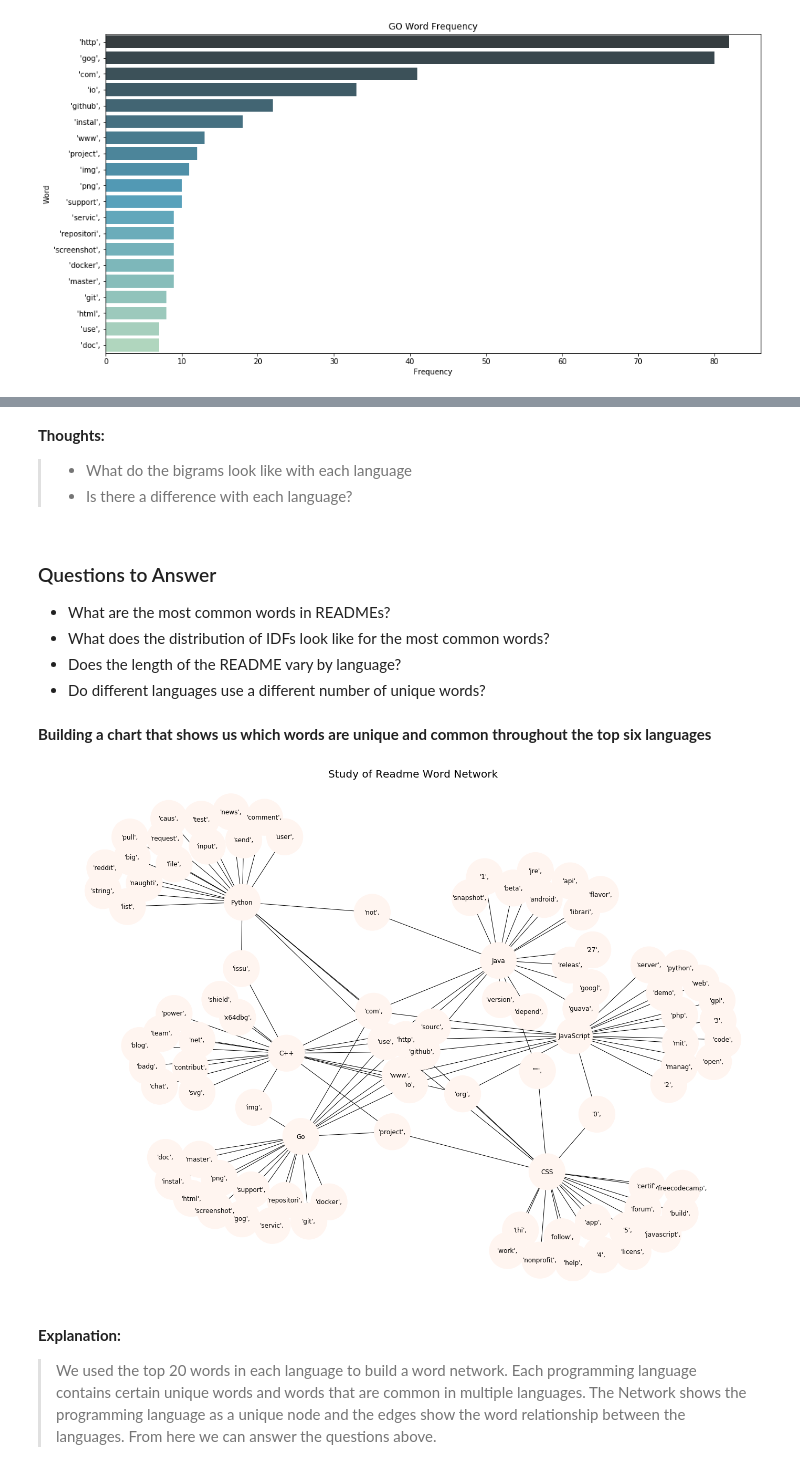
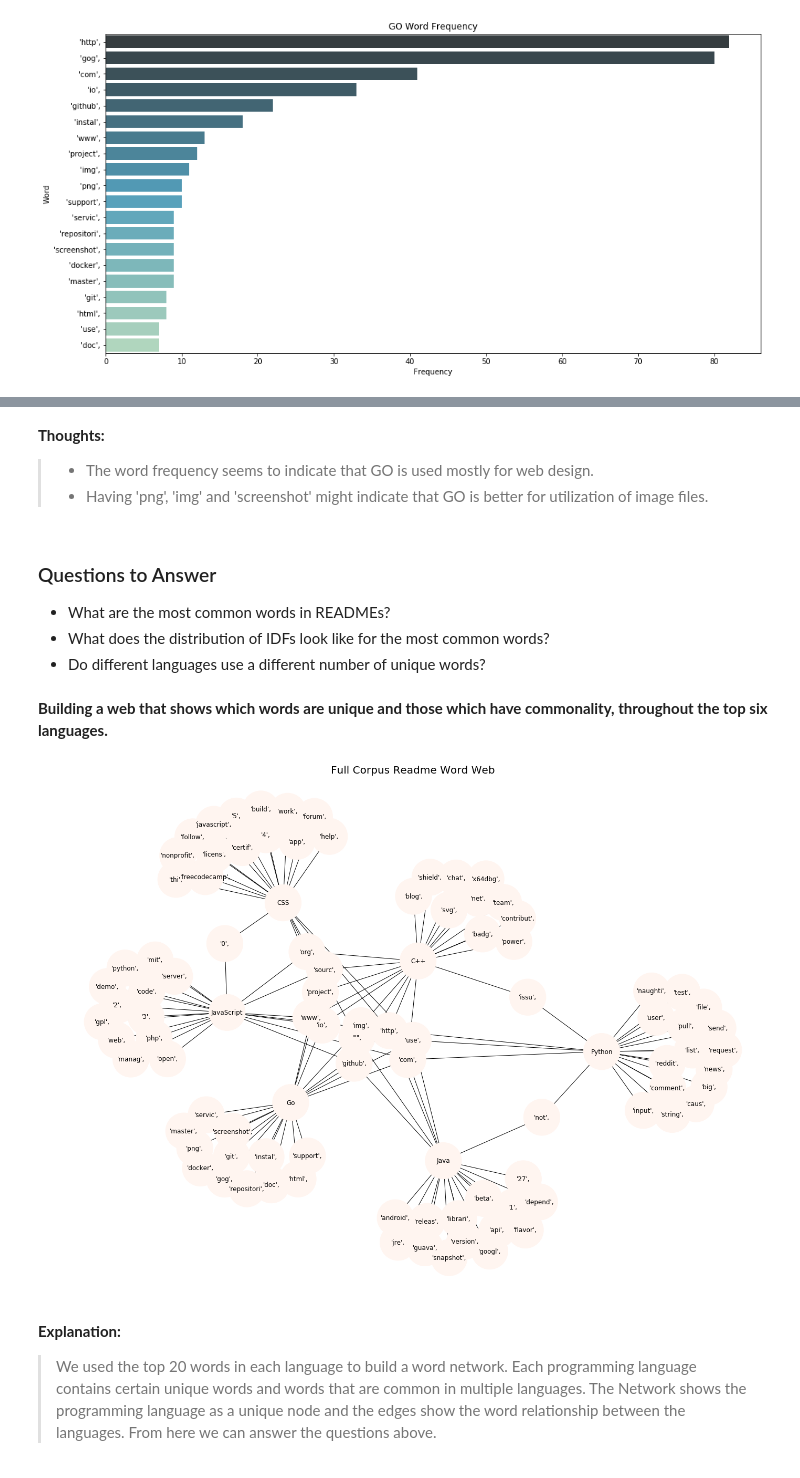
Before and after one commit to nlp-101/github_nlp, a Jupyter notebook: NLP_Project.ipynb, the cells around one changed output, grey strips where cells are left out. Cells and saved outputs as stored; diff of their text form; code cells hidden in the pictures.

```diff
--- a/NLP_Project.ipynb
+++ b/NLP_Project.ipynb
@@ -386,15 +415,14 @@ plt.show()
-# %% [markdown]
-**Thoughts:**
->- What do the bigrams look like with each language
->- Is there a difference with each language?
+# %% [markdown]
+**Thoughts:**
+>- The word frequency seems to indicate that GO is used mostly for web design.
+>- Having 'png', 'img' and 'screenshot' might indicate that GO is better for utilization of image files.
 # %% [markdown]
 ### Questions to Answer
 - What are the most common words in READMEs?
 - What does the distribution of IDFs look like for the most common words?
-- Does the length of the README vary by language?
 - Do different languages use a different number of unique words?
 # %% [markdown]
-**Building a chart that shows us which words are unique and common throughout the top six languages**
+**Building a web that shows which words are unique and those which have commonality, throughout the top six languages.**
 # %%
 import networkx as nx
 # %%
@@ -405,35 +433,35 @@ for word in top_20_py_words.words:
     G.add_edge('Python', word)
 
 for word in top_20_go_words.words:
     G.add_edge('Go', word)
 
 for word in top_20_js_words.words:
     G.add_edge('JavaScript', word)
 
 for word in top_20_java_words.words:
     G.add_edge('Java', word)
 
 for word in top_20_cplus_words.words:
     G.add_edge('C++', word)
 
 for word in top_20_css_words.words:
     G.add_edge('CSS', word)
 
 
 values = [1.0 for node in G.nodes()]
 edge_colours = ['black' for edge in G.edges()]
 black_edges = [edge for edge in G.edges()]
 
 pos = nx.spring_layout(G)
 nx.draw_networkx_nodes(G, pos, cmap=plt.get_cmap('Reds'), node_color = values, node_size=4800)
 nx.draw_networkx_edges(G, pos, edgelist=black_edges, arrows=True)
 nx.draw_networkx_labels(G,pos,font_size=12,font_family='sans-serif')
 
-plt.title('Study of Readme Word Network', fontsize=20)
+plt.title('Full Corpus Readme Word Web', fontsize=20)
 plt.axis('off')
 plt.show()
 # %% [output]
-[figure, old version]
+[figure, new version]
 # %% [markdown]
 **Explanation:**
 > We used the top 20 words in each language to build a word network. Each programming language contains certain unique words and words that are common in multiple languages. The Network shows the programming language as a unique node and the edges show the word relationship between the languages. From here we can answer the questions above.
```
Also changed, not shown: parts of 46 cells of this notebook, 1 other file.
